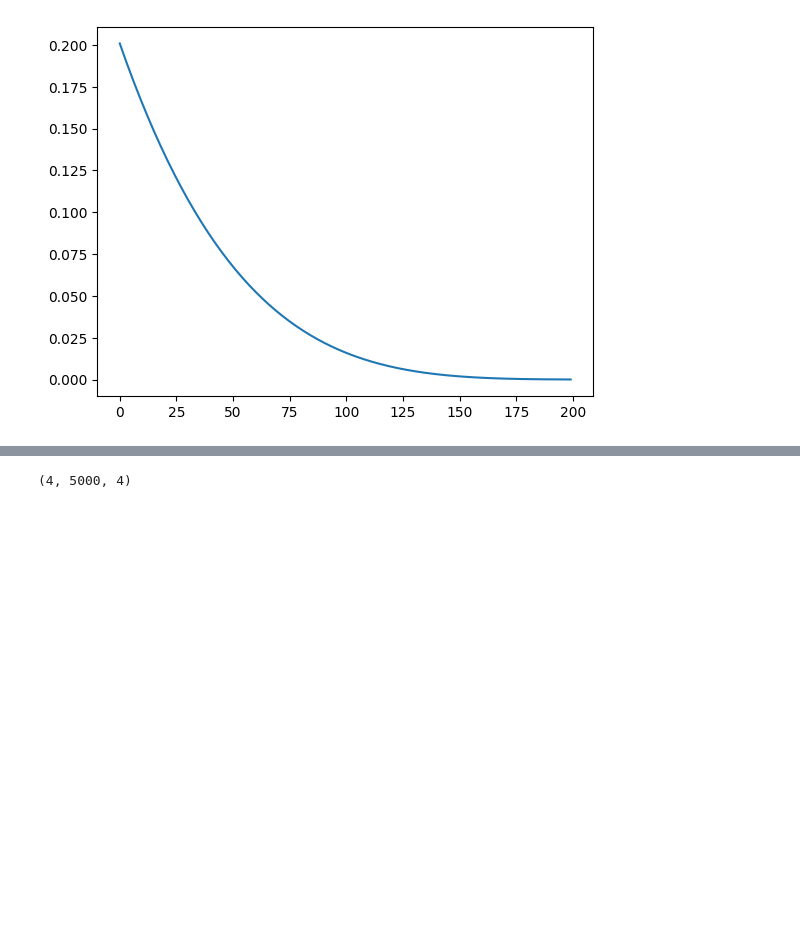
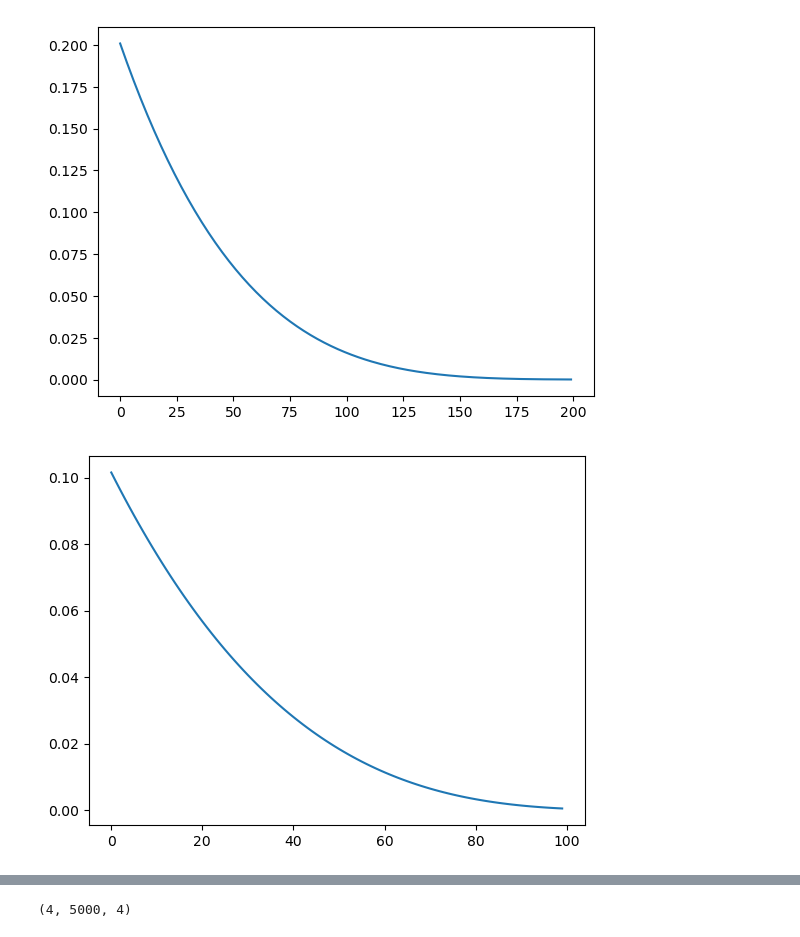
Before and after one commit to LanVukusic/convLife, a Jupyter notebook: reienforcement.ipynb, the cells around one changed output, grey strips where cells are left out. Cells and saved outputs as stored; diff of their text form; code cells hidden in the pictures; blank space fills up the shorter version.

```diff
--- a/reienforcement.ipynb
+++ b/reienforcement.ipynb
@@ -183,4 +187,14 @@ ax.plot(data)
 display(fig)
 # %% [output]
 [figure]
+# %%
+def generate_eps3(num_episodes:int)->np.ndarray:
+    return np.power(np.linspace(0.5, 0.1, num_episodes), 3.3)
+
+data = generate_eps3(100)
+fig, ax = plt.subplots()
+ax.plot(data)
+display(fig)
+# %% [output]
+[figure, added]
 # %%
```
Also changed, not shown: parts of 11 cells of this notebook, 2 other files.
